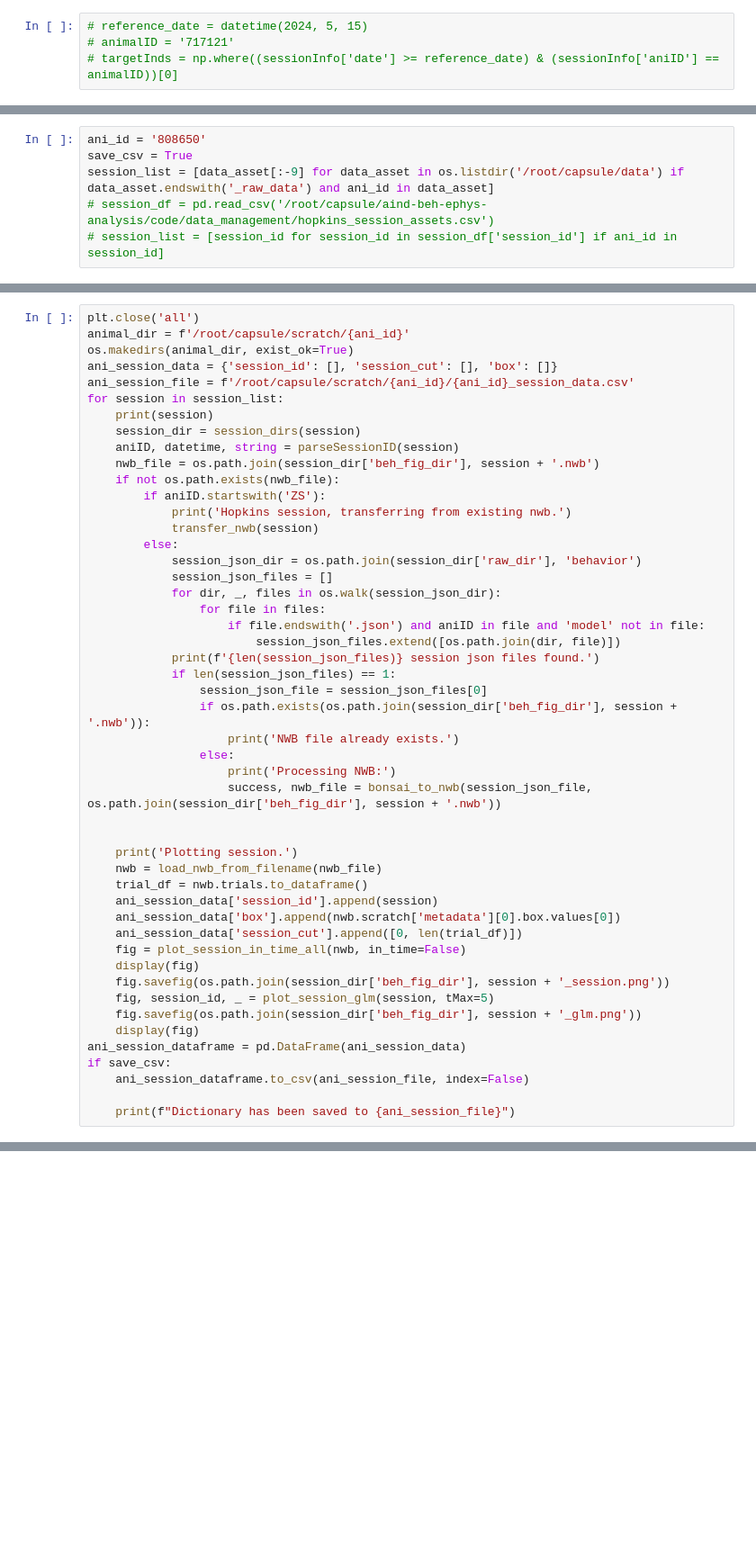
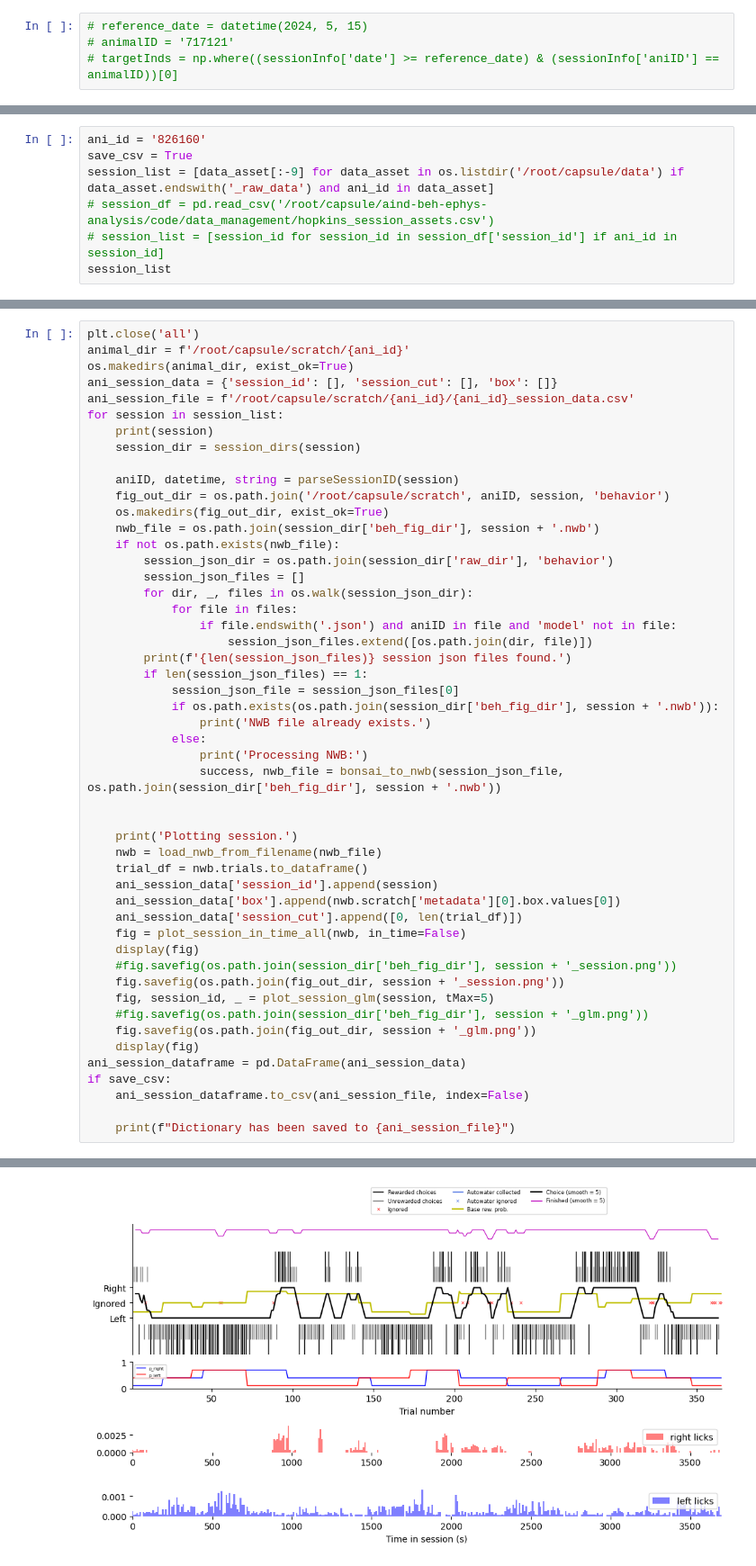
Before and after one commit to AllenNeuralDynamics/aind_stan_fit_sim, a Jupyter notebook: code/beh_0_curate_sessions.ipynb, the cells around one changed output, grey strips where cells are left out. Shown at 90% size. Drawn from its saved outputs; the diff is of its cells as text; blank space fills up the shorter version.

Commit message:
edit save paths

```diff
--- a/code/beh_0_curate_sessions.ipynb
+++ b/code/beh_0_curate_sessions.ipynb
@@ -101,6 +107,7 @@ nest_asyncio.apply()
 # %%
-ani_id = '808650'
+ani_id = '826160'
 save_csv = True
 session_list = [data_asset[:-9] for data_asset in os.listdir('/root/capsule/data') if data_asset.endswith('_raw_data') and ani_id in data_asset]
 # session_df = pd.read_csv('/root/capsule/aind-beh-ephys-analysis/code/data_management/hopkins_session_assets.csv')
 # session_list = [session_id for session_id in session_df['session_id'] if ani_id in session_id]
+session_list
@@ -133,27 +122,26 @@ ani_session_file = f'/root/capsule/scratch/{ani_id}/{ani_id}_session_data.csv'
 for session in session_list:
     print(session)
     session_dir = session_dirs(session)
+
     aniID, datetime, string = parseSessionID(session)
+    fig_out_dir = os.path.join('/root/capsule/scratch', aniID, session, 'behavior')
+    os.makedirs(fig_out_dir, exist_ok=True)
     nwb_file = os.path.join(session_dir['beh_fig_dir'], session + '.nwb')
     if not os.path.exists(nwb_file):
-        if aniID.startswith('ZS'):
-            print('Hopkins session, transferring from existing nwb.')
-            transfer_nwb(session)
-        else:
-            session_json_dir = os.path.join(session_dir['raw_dir'], 'behavior')
-            session_json_files = []
-            for dir, _, files in os.walk(session_json_dir):
-                for file in files:
-                    if file.endswith('.json') and aniID in file and 'model' not in file:
-                        session_json_files.extend([os.path.join(dir, file)])
-            print(f'{len(session_json_files)} session json files found.')
-            if len(session_json_files) == 1:
-                session_json_file = session_json_files[0]
-                if os.path.exists(os.path.join(session_dir['beh_fig_dir'], session + '.nwb')):
-                    print('NWB file already exists.')
-                else:
-                    print('Processing NWB:')
-                    success, nwb_file = bonsai_to_nwb(session_json_file, os.path.join(session_dir['beh_fig_dir'], session + '.nwb'))
+        session_json_dir = os.path.join(session_dir['raw_dir'], 'behavior')
+        session_json_files = []
+        for dir, _, files in os.walk(session_json_dir):
+            for file in files:
+                if file.endswith('.json') and aniID in file and 'model' not in file:
+                    session_json_files.extend([os.path.join(dir, file)])
+        print(f'{len(session_json_files)} session json files found.')
+        if len(session_json_files) == 1:
+            session_json_file = session_json_files[0]
+            if os.path.exists(os.path.join(session_dir['beh_fig_dir'], session + '.nwb')):
+                print('NWB file already exists.')
+            else:
+                print('Processing NWB:')
+                success, nwb_file = bonsai_to_nwb(session_json_file, os.path.join(session_dir['beh_fig_dir'], session + '.nwb'))
 
 
     print('Plotting session.')
@@ -164,9 +152,11 @@ for session in session_list:
     ani_session_data['session_cut'].append([0, len(trial_df)])
     fig = plot_session_in_time_all(nwb, in_time=False)
     display(fig)
-    fig.savefig(os.path.join(session_dir['beh_fig_dir'], session + '_session.png'))
+    #fig.savefig(os.path.join(session_dir['beh_fig_dir'], session + '_session.png'))
+    fig.savefig(os.path.join(fig_out_dir, session + '_session.png'))
     fig, session_id, _ = plot_session_glm(session, tMax=5)
-    fig.savefig(os.path.join(session_dir['beh_fig_dir'], session + '_glm.png'))
+    #fig.savefig(os.path.join(session_dir['beh_fig_dir'], session + '_glm.png'))
+    fig.savefig(os.path.join(fig_out_dir, session + '_glm.png'))
     display(fig)
 ani_session_dataframe = pd.DataFrame(ani_session_data)
 if save_csv:
@@ -179,0 +169 @@ Processing NWB:
+[figure, added]
```
Also changed, not shown: parts of 5 cells of this notebook, 5 other files.
